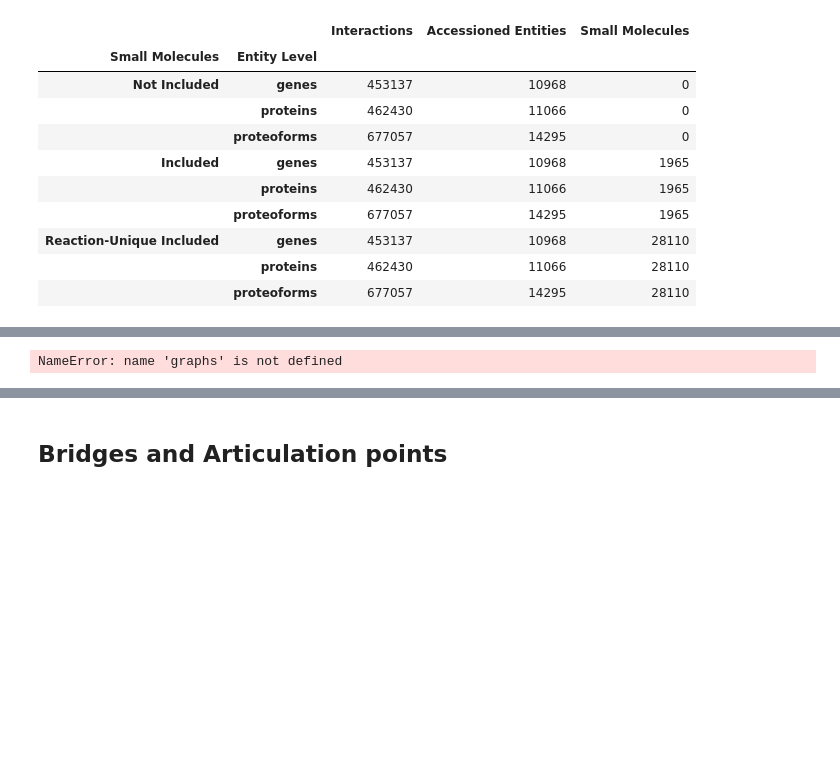
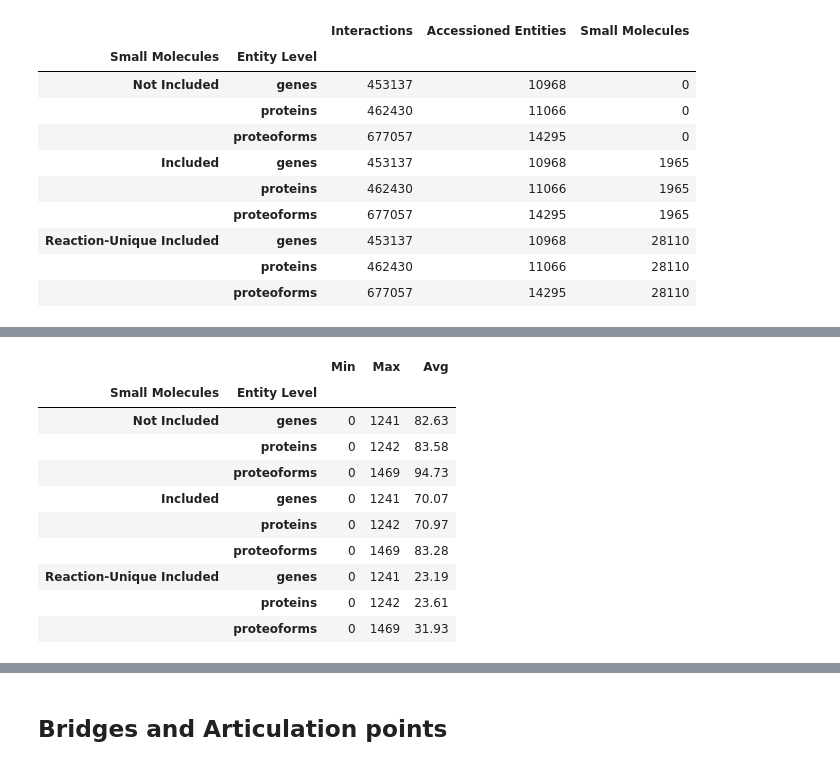
Before and after one commit to PathwayAnalysisPlatform/ProteoformNetworks, a Jupyter notebook: src/Python/analysis_1_network_topology.ipynb, the cells around one changed output, grey strips where cells are left out. Drawn from its saved outputs; the diff is of its cells as text; code cells hidden in the pictures; blank space fills up the shorter version.

Commit message:
Calculate node degrees of interactomes

```diff
--- a/src/Python/analysis_1_network_topology.ipynb
+++ b/src/Python/analysis_1_network_topology.ipynb
@@ -256,3 +256,8 @@ sizes
 | Reaction-Unique Included | genes | 453137 | 10968 | 28110 |
 |  | proteins | 462430 | 11066 | 28110 |
 |  | proteoforms | 677057 | 14295 | 28110 |
+# %%
+interactomes = [*interactomes_no_sm.values(), *interactomes_with_sm.values(), *interactomes_with_unique_sm.values()]
+# %%
+degree_sequences = pd.Series([sorted([d for n, d in interactome.degree()], reverse=True) for interactome in interactomes], index=index)
+degree_sequences
@@ -259,14 +276,23 @@ sizes
 # %%
-degrees = {l: [graphs[l].degree(n) for n in graphs[l].nodes()] for l in LEVELS}
-mins = pd.Series([min(degrees[l]) for l in LEVELS], index=LEVELS)
-maxs = pd.Series([max(degrees[l]) for l in LEVELS], index=LEVELS)
-avgs = pd.Series([sum(degrees[l])/len(degrees[l]) for l in LEVELS], index=LEVELS)
+mins = pd.Series([min(degree_sequence) for degree_sequence in degree_sequences], index=index)
+maxs = pd.Series([max(degree_sequence) for degree_sequence in degree_sequences], index=index)
+avgs = pd.Series([sum(degree_sequence)/len(degree_sequence) for degree_sequence in degree_sequences], index=index)
 
-degrees_mma = pd.DataFrame({"Min": mins, "Max": maxs, "Avg": avgs}, index=LEVELS)
+degrees_mma = pd.DataFrame({"Min": mins, "Max": maxs, "Avg": avgs}, index=index)
 degrees_mma.columns.name = ""
 degrees_mma
 # %% [output]
-NameError: name 'graphs' is not defined
+|  |  | Min | Max | Avg |
+| Small Molecules | Entity Level |  |  |  |
+| Not Included | genes | 0 | 1241 | 82.63 |
+|  | proteins | 0 | 1242 | 83.58 |
+|  | proteoforms | 0 | 1469 | 94.73 |
+| Included | genes | 0 | 1241 | 70.07 |
+|  | proteins | 0 | 1242 | 70.97 |
+|  | proteoforms | 0 | 1469 | 83.28 |
+| Reaction-Unique Included | genes | 0 | 1241 | 23.19 |
+|  | proteins | 0 | 1242 | 23.61 |
+|  | proteoforms | 0 | 1469 | 31.93 |
 # %%
 datas = { l: {'ENTITY': np.repeat(l, len(degrees[l])), 'DEGREE': degrees[l]} for l in LEVELS}
 degrees_dfs = [pd.DataFrame(datas[l], columns=['ENTITY', 'DEGREE']) for l in LEVELS]
```
Also changed, not shown: parts of 5 cells of this notebook.
